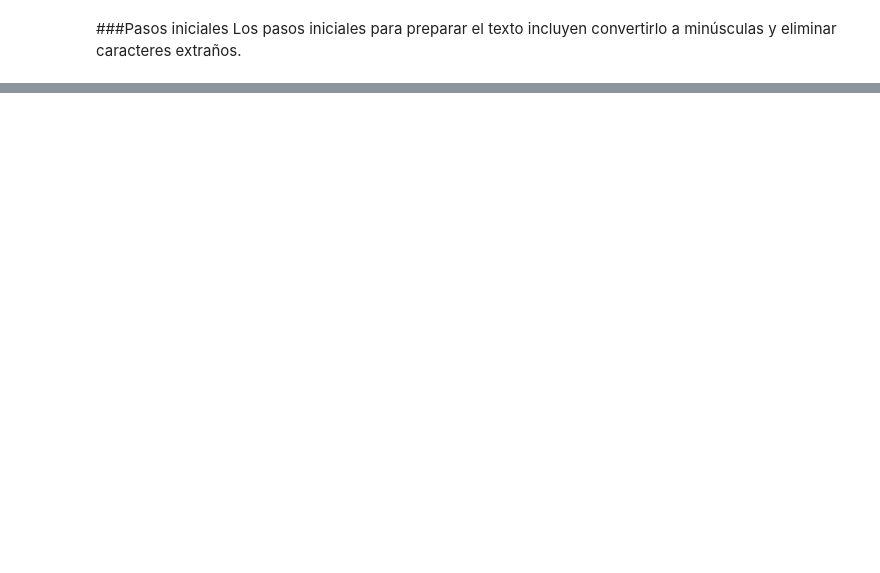
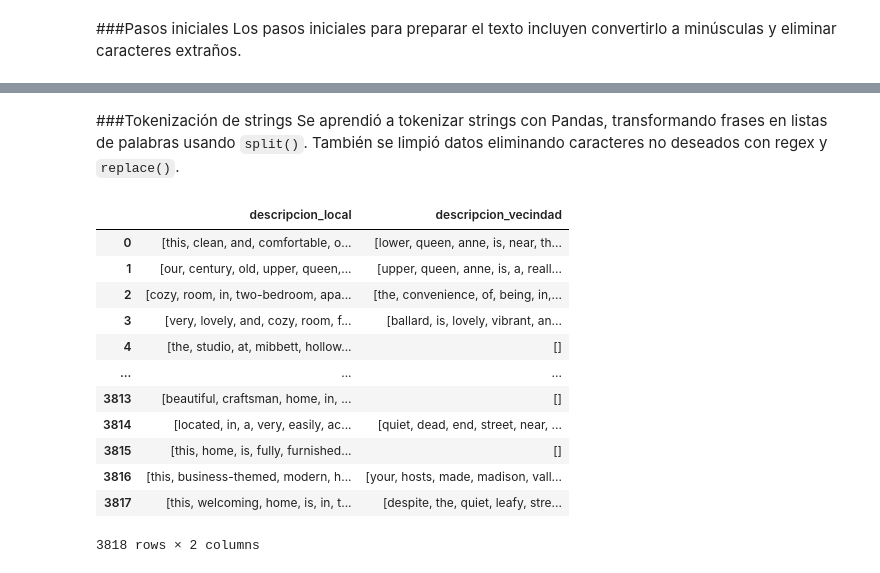
Before and after one commit to JLuceroVasquez/pandas-manipulacion-transformacion-de-datos, a Jupyter notebook: cuaderno_clases.ipynb, the cells around one changed output, grey strips where cells are left out. Cells and saved outputs as stored; diff of their text form; code cells hidden in the pictures; blank space fills up the shorter version.

```diff
--- a/cuaderno_clases.ipynb
+++ b/cuaderno_clases.ipynb
@@ -394,5 +401,6 @@ hosting_normalizado_df.head(3)
 Los pasos iniciales para preparar el texto incluyen convertirlo a minúsculas y eliminar caracteres extraños.
 # %%
 #Mediante los métodos str y lower convertirmos los registros de texto en minúsculas.
-#Comenzamos con la columna "descripcion_local".
+#Realizamos la operación en las columnas "descripcion_local" y "descripcion_vecindad".
 hosting_normalizado_df['descripcion_local'] = hosting_normalizado_df['descripcion_local'].str.lower()
+hosting_normalizado_df['descripcion_vecindad'] = hosting_normalizado_df['descripcion_vecindad'].str.lower()
@@ -398,0 +435,8 @@ hosting_normalizado_df['descripcion_local'] = hosting_normalizado_df['descripcio
+# %%
+#Aplicamos la primera expresión regular a los registros de texto en la columna.
+hosting_normalizado_df['descripcion_local'] = hosting_normalizado_df['descripcion_local'].str.replace('[^a-zA-Z0-9\-\']',' ', regex=True)
+hosting_normalizado_df['descripcion_vecindad'] = hosting_normalizado_df['descripcion_vecindad'].str.replace('[^a-zA-Z0-9\-\']',' ', regex=True)
+
+#Aplicamos la segunda expresión regular.
+hosting_normalizado_df['descripcion_local'] = hosting_normalizado_df['descripcion_local'].str.replace('(?<!\w)-(?!\w)',' ', regex=True)
+hosting_normalizado_df['descripcion_vecindad'] = hosting_normalizado_df['descripcion_vecindad'].str.replace('(?<!\w)-(?!\w)',' ', regex=True)
@@ -398,0 +452,23 @@ hosting_normalizado_df['descripcion_local'] = hosting_normalizado_df['descripcio
+# %% [markdown]
+###Tokenización de strings
+Se aprendió a tokenizar strings con Pandas, transformando frases en listas de palabras usando `split()`. También se limpió datos eliminando caracteres no deseados con regex y `replace()`.
+# %%
+#Se tokeniza los registros tipo texto en lista de palabras con split.
+hosting_normalizado_df['descripcion_local'] = hosting_normalizado_df['descripcion_local'].str.split()
+hosting_normalizado_df['descripcion_vecindad'] = hosting_normalizado_df['descripcion_vecindad'].str.split()
+# %%
+hosting_normalizado_df[['descripcion_local','descripcion_vecindad']]
+# %% [output]
+|  | descripcion_local | descripcion_vecindad |
+| 0 | [this, clean, and, comfortable, o... | [lower, queen, anne, is, near, th... |
+| 1 | [our, century, old, upper, queen,... | [upper, queen, anne, is, a, reall... |
+| 2 | [cozy, room, in, two-bedroom, apa... | [the, convenience, of, being, in,... |
+| 3 | [very, lovely, and, cozy, room, f... | [ballard, is, lovely, vibrant, an... |
+| 4 | [the, studio, at, mibbett, hollow... | [] |
+| ... | ... | ... |
+| 3813 | [beautiful, craftsman, home, in, ... | [] |
+| 3814 | [located, in, a, very, easily, ac... | [quiet, dead, end, street, near, ... |
+| 3815 | [this, home, is, fully, furnished... | [] |
+| 3816 | [this, business-themed, modern, h... | [your, hosts, made, madison, vall... |
+| 3817 | [this, welcoming, home, is, in, t... | [despite, the, quiet, leafy, stre... |
+3818 rows × 2 columns
```
Also changed, not shown: parts of 20 cells of this notebook.
